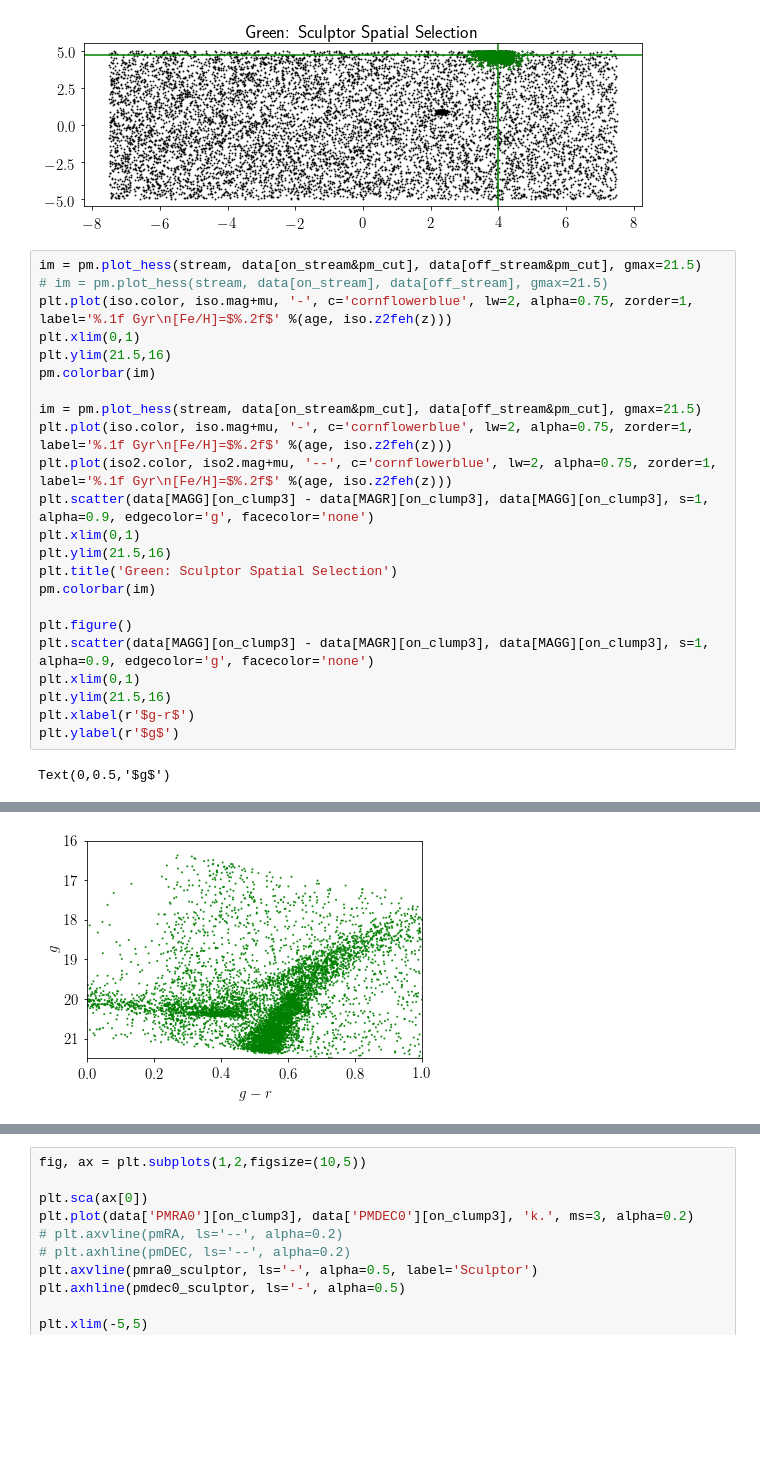
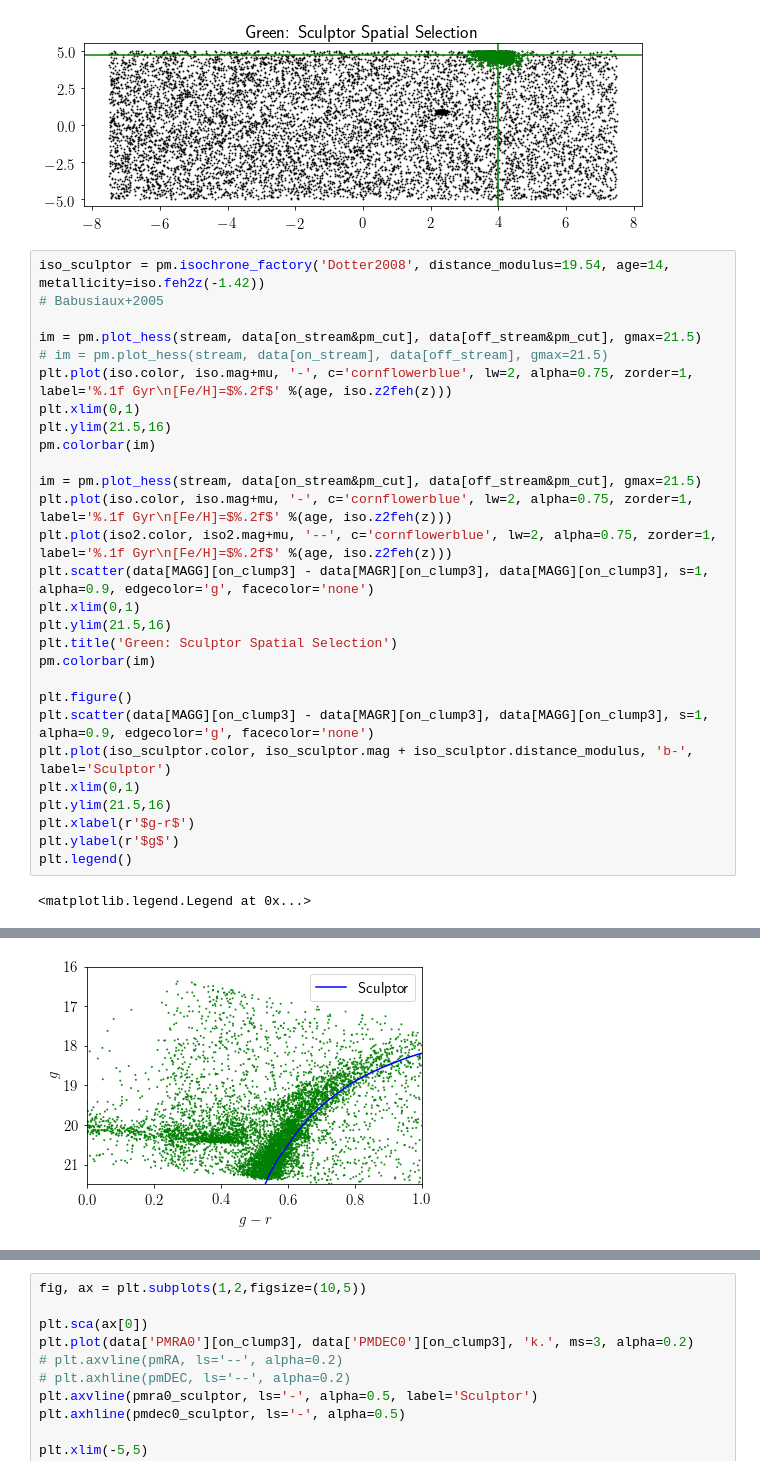
Before and after one commit to norashipp/shared_notebooks, a Jupyter notebook: Elqui.ipynb, the cells around one changed output, grey strips where cells are left out. Cells and saved outputs as stored; diff of their text form; blank space fills up the shorter version.

```diff
--- a/Elqui.ipynb
+++ b/Elqui.ipynb
@@ -741,33 +781,38 @@ plt.show()
 # %% [output]
 [figure]
 # %%
+iso_sculptor = pm.isochrone_factory('Dotter2008', distance_modulus=19.54, age=14, metallicity=iso.feh2z(-1.42))
+# Babusiaux+2005
+
 im = pm.plot_hess(stream, data[on_stream&pm_cut], data[off_stream&pm_cut], gmax=21.5)
 # im = pm.plot_hess(stream, data[on_stream], data[off_stream], gmax=21.5)
 plt.plot(iso.color, iso.mag+mu, '-', c='cornflowerblue', lw=2, alpha=0.75, zorder=1, label='%.1f Gyr\n[Fe/H]=$%.2f$' %(age, iso.z2feh(z)))
 plt.xlim(0,1)
 plt.ylim(21.5,16)
 pm.colorbar(im)
 
 im = pm.plot_hess(stream, data[on_stream&pm_cut], data[off_stream&pm_cut], gmax=21.5)
 plt.plot(iso.color, iso.mag+mu, '-', c='cornflowerblue', lw=2, alpha=0.75, zorder=1, label='%.1f Gyr\n[Fe/H]=$%.2f$' %(age, iso.z2feh(z)))
 plt.plot(iso2.color, iso2.mag+mu, '--', c='cornflowerblue', lw=2, alpha=0.75, zorder=1, label='%.1f Gyr\n[Fe/H]=$%.2f$' %(age, iso.z2feh(z)))
 plt.scatter(data[MAGG][on_clump3] - data[MAGR][on_clump3], data[MAGG][on_clump3], s=1, alpha=0.9, edgecolor='g', facecolor='none')
 plt.xlim(0,1)
 plt.ylim(21.5,16)
 plt.title('Green: Sculptor Spatial Selection')
 pm.colorbar(im)
 
 plt.figure()
 plt.scatter(data[MAGG][on_clump3] - data[MAGR][on_clump3], data[MAGG][on_clump3], s=1, alpha=0.9, edgecolor='g', facecolor='none')
+plt.plot(iso_sculptor.color, iso_sculptor.mag + iso_sculptor.distance_modulus, 'b-', label='Sculptor')
 plt.xlim(0,1)
 plt.ylim(21.5,16)
 plt.xlabel(r'$g-r$')
 plt.ylabel(r'$g$')
+plt.legend()
 # %% [output]
-Text(0,0.5,'$g$')
+<matplotlib.legend.Legend at 0x...>
 [figure]
 [figure]
-[figure, old version]
+[figure, new version]
 # %%
 im = pm.plot_hess(stream, data[on_stream&pm_cut], data[off_stream&pm_cut], gmax=21.5)
 plt.plot(iso.color, iso.mag+mu, '-', c='cornflowerblue', lw=2, alpha=0.75, zorder=1, label='%.1f Gyr\n[Fe/H]=$%.2f$' %(age, iso.z2feh(z)))
```
Also changed, not shown: parts of 4 cells of this notebook.
